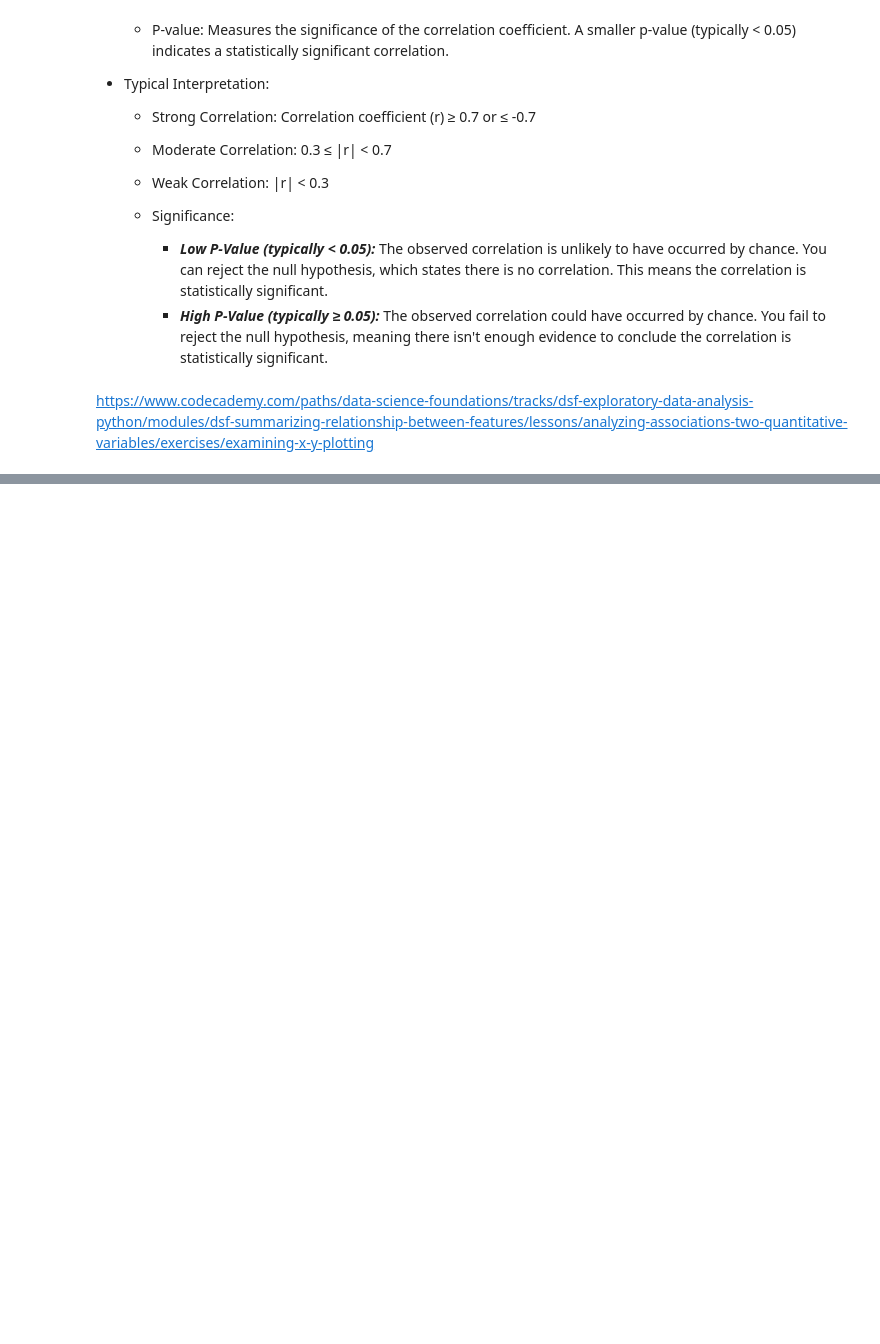
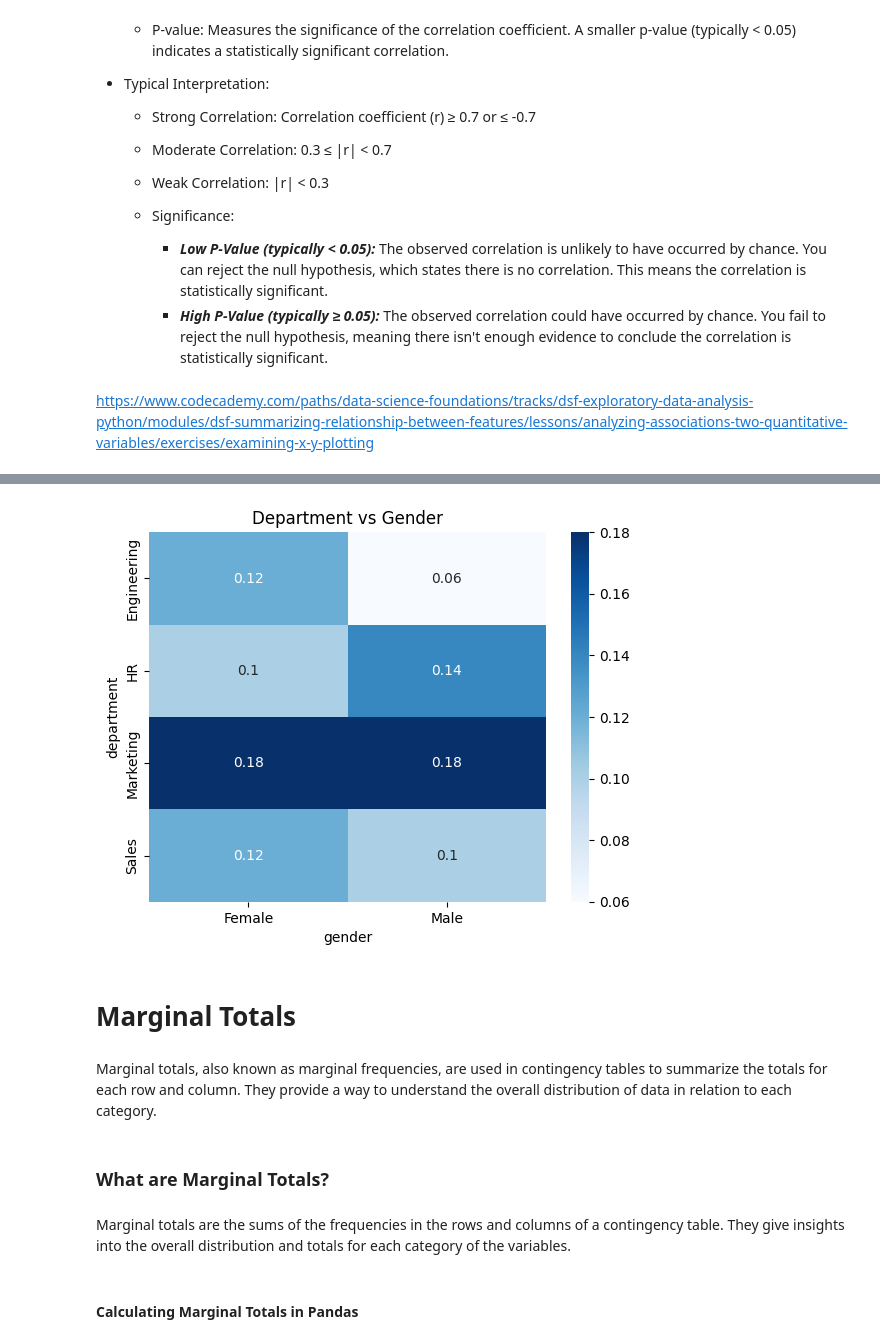
Before and after one commit to dpons222/ML-AI-Self-Learning, a Jupyter notebook: Python/Pandas/EDA.ipynb, the cells around one changed output, grey strips where cells are left out. Cells and saved outputs as stored; diff of their text form; code cells hidden in the pictures; blank space fills up the shorter version.

```diff
--- a/Python/Pandas/EDA.ipynb
+++ b/Python/Pandas/EDA.ipynb
@@ -176,0 +245,3 @@ https://www.codecademy.com/paths/data-science-foundations/tracks/dsf-exploratory
+# %%
+proportions = contingency_table / contingency_table.sum().sum()
+proportions
@@ -176,0 +255,17 @@ https://www.codecademy.com/paths/data-science-foundations/tracks/dsf-exploratory
+# %%
+# Plot the heatmap
+sns.heatmap(proportions, annot=True, cmap='Blues')
+plt.title('Department vs Gender')
+plt.show()
+# %% [output]
+[figure, added]
+# %% [markdown]
+# Marginal Totals
+# %% [markdown]
+Marginal totals, also known as marginal frequencies, are used in contingency tables to summarize the totals for each row and column. They provide a way to understand the overall distribution of data in relation to each category.
+# %% [markdown]
+### What are Marginal Totals?
+# %% [markdown]
+Marginal totals are the sums of the frequencies in the rows and columns of a contingency table. They give insights into the overall distribution and totals for each category of the variables.
+# %% [markdown]
+#### Calculating Marginal Totals in Pandas
```
Also changed, not shown: parts of 41 cells of this notebook.
